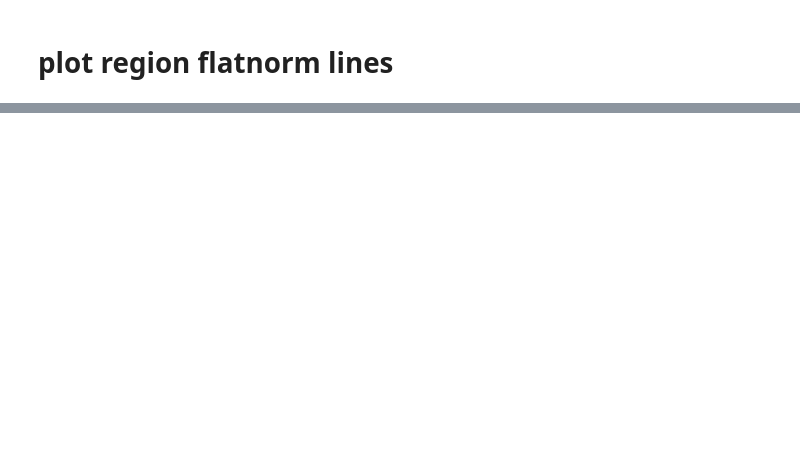
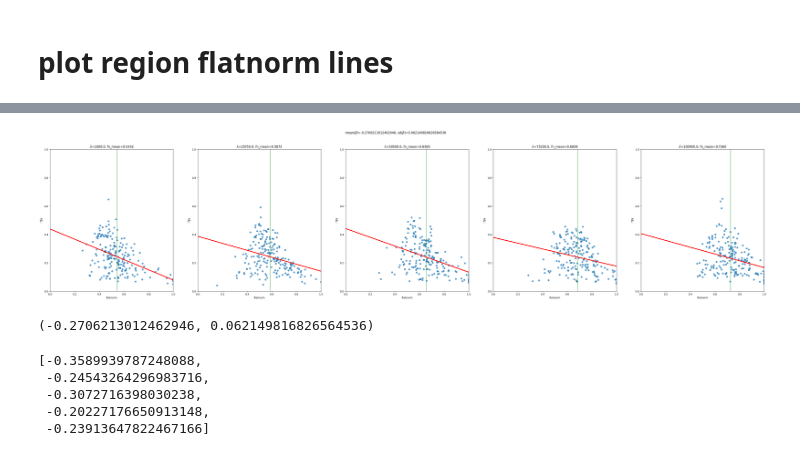
Before and after one commit to KostyaLyman/flat-norm-network-comparison, a Jupyter notebook: flat_norm_notebook.ipynb, the cells around one changed output, grey strips where cells are left out. Cells and saved outputs as stored; diff of their text form; code cells hidden in the pictures; blank space fills up the shorter version.

```diff
--- a/flat_norm_notebook.ipynb
+++ b/flat_norm_notebook.ipynb
@@ -217,0 +411,55 @@ len(axs)
+# %%
+# BY LAMBDAS
+L = len(lambdas)
+fig, axs = plt.subplots(1, L, figsize=(L*10, 10))
+idx = pd.IndexSlice
+reg_coefs = []
+for l, lambda_ in enumerate(lambdas):
+    x_flatnorms = flatnorm_df.loc[idx[:, lambda_], 'flatnorms']
+    y_ratios = flatnorm_df.loc[idx[:, lambda_], 'input_ratios']
+    axs[l].scatter(
+        x_flatnorms,
+        y_ratios,
+        alpha=0.7
+    )
+
+    # mean line
+    fn_mean = x_flatnorms.mean()
+    axs[l].plot(
+        [fn_mean, fn_mean], [0, 100],
+        c='green', linewidth=2, alpha=0.5
+    )
+
+    axs[l].set_title(f"$\lambda$={lambda_}, fn_mean={fn_mean:0.4f}")
+    axs[l].set_xlabel("flatnorm")
+    axs[l].set_ylabel("|T|/$\epsilon$")
+
+    axs[l].set_xlim(left=0, right=1)
+    axs[l].set_ylim(bottom=0, top=1)
+
+    # regression line
+    b, a = np.polyfit(x_flatnorms, y_ratios, deg=1)
+    reg_coefs.append(b)
+    xseq = np.linspace(0, 1, num=10)
+    axs[l].plot(xseq, a + b * xseq, color="red", lw=3);
+
+    pass
+
+import statistics
+rc_mean, rc_std = statistics.mean(reg_coefs), statistics.stdev(reg_coefs)
+fig.suptitle(f"mean($\\beta$)={rc_mean}, sd($\\beta$)={rc_std}")
+file_name = f"{area}-flatnorm-input-ratios-lambdas_{num_regions}_regions"
+close_fig(fig, to_file=f"{fx.fig_dir}/{file_name}.png", show=True)
+
+statistics.mean(reg_coefs), statistics.stdev(reg_coefs)
+# %% [output]
+[figure, added]
+(-0.2706213012462946, 0.062149816826564536)
+# %%
+reg_coefs
+# %% [output]
+[-0.3589939787248088,
+ -0.24543264296983716,
+ -0.3072716398030238,
+ -0.20227176650913148,
+ -0.23913647822467166]
```
Also changed, not shown: parts of 24 cells of this notebook, 4 other files.
